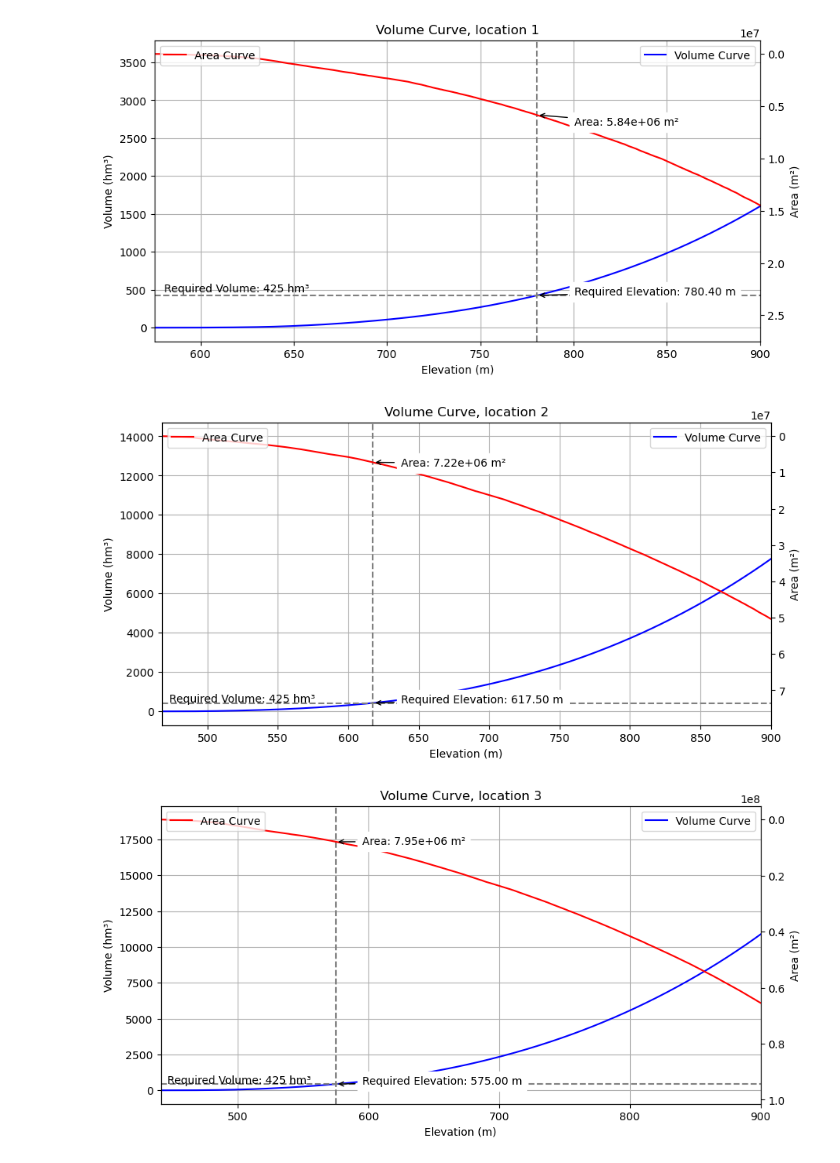
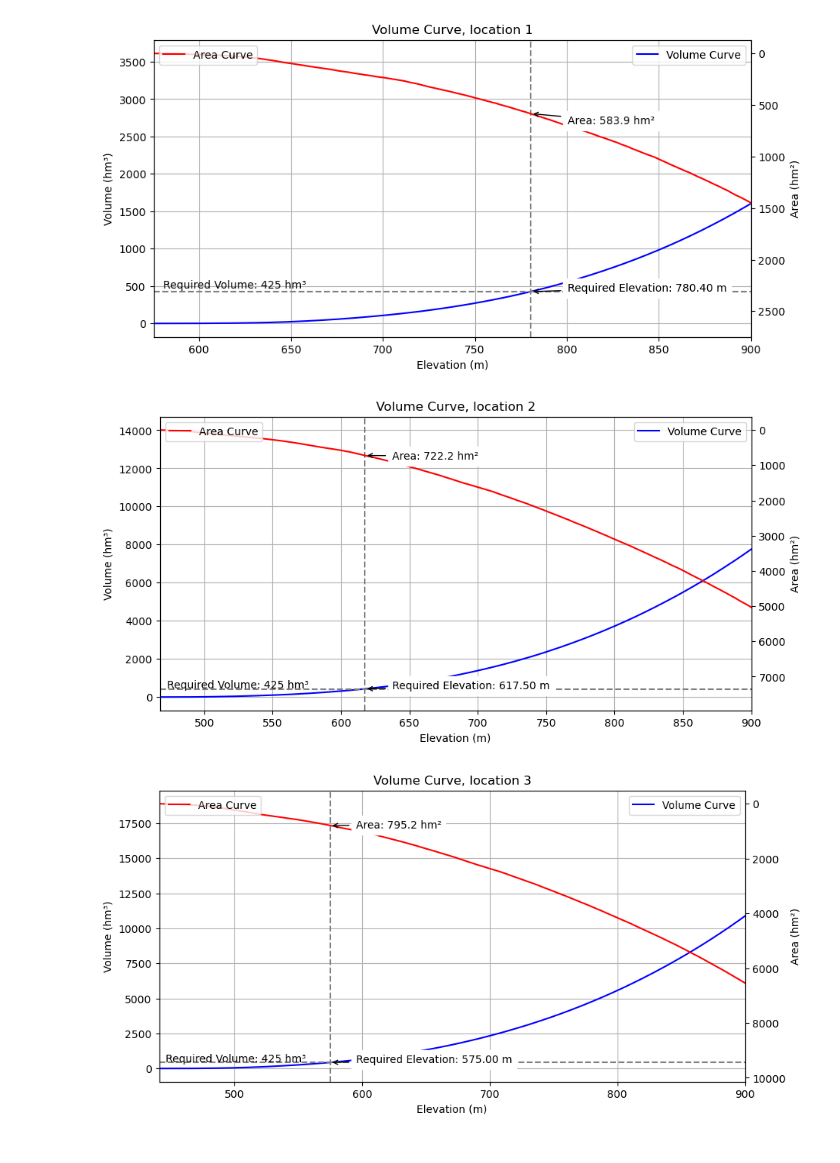
Before and after one commit to maxblw/CIEM4301_dam_design, a Jupyter notebook: Volume curve/volume_curve.ipynb, the cells around one changed output. Drawn from its saved outputs; the diff is of its cells as text; code cells hidden in the pictures.

```diff
--- a/Volume curve/volume_curve.ipynb
+++ b/Volume curve/volume_curve.ipynb
@@ -7,10 +7,11 @@ def volume_curve(path, i, limit_elevation=1000, req_volume=311):
     df = pd.read_csv(f'..//Data//volumecurve{i}.csv')
     df['Volume (hm³)'] = df['Volume (m³)'] / 1e6  # Convert to hm³
     df = df[df['Elevation (m)'] < 1000]
+    df['Area (hm²)'] = df['Area (m²)'] / 1e4  # Convert to hm²
     # display(df.head())
 
     req_elevat = df[df['Volume (hm³)'] >= req_volume]['Elevation (m)'].min()
-    area = df[df['Elevation (m)'] == req_elevat]['Area (m²)'].values[0]
+    area = df[df['Elevation (m)'] == req_elevat]['Area (hm²)'].values[0]
     req_height = req_elevat - df['Elevation (m)'].min()
 
     fig, ax1 = plt.subplots(figsize=(10, 5))
@@ -19,8 +20,8 @@ def volume_curve(path, i, limit_elevation=1000, req_volume=311):
     ax1.set_ylabel('Volume (hm³)')
 
     ax2 = ax1.twinx()
-    ax2.plot(df['Elevation (m)'], df['Area (m²)'], 'r-', label='Area Curve')  # Add points
-    ax2.set_ylabel('Area (m²)')
+    ax2.plot(df['Elevation (m)'], df['Area (hm²)'], 'r-', label='Area Curve')  # Add points
+    ax2.set_ylabel('Area (hm²)')
     ax2.invert_yaxis()
 
     ax1.set_title(f'Volume Curve, location {i}')
@@ -45,9 +46,9 @@ def volume_curve(path, i, limit_elevation=1000, req_volume=311):
                  fontsize=10,
                  color='black')
 
-    ax2.annotate(f'Area: {area:.2e} m²',
+    ax2.annotate(f'Area: {area:.1f} hm²',
                  xy=(req_elevat, area),
-                 xytext=(req_elevat+20, area+1e6),
+                 xytext=(req_elevat+20, area+100),
                  arrowprops=dict(facecolor='black', arrowstyle='->'),
                  backgroundcolor='white',
                  fontsize=10,
@@ -55,7 +56,7 @@ def volume_curve(path, i, limit_elevation=1000, req_volume=311):
 
     plt.savefig("..//figures//volumecurve" + f"{i}.png")
 
-    return req_elevat, area, req_height
+    return np.round(req_elevat, 1), np.round(area, 1), np.round(req_height, 1)
 # %%
 req_volume = 425  # in hm³
 
@@ -73,7 +74,7 @@ for i in range(1, 6):
 
 df_loc = pd.DataFrame(index=location_ids, data={
     'Required Elevation (m)': elevations,
-    'Required Area (m²)': areas,
+    'Required Area (hm²)': areas,
     'Required Height (m)': heights
 })
 
@@ -88,3 +89,3 @@ display(df_loc)
-[figure, old version]
+[figure, new version]
-[figure, old version]
+[figure, new version]
-[figure, old version]
+[figure, new version]
```
Also changed, not shown: parts of 1 cell of this notebook, 4 other files.
